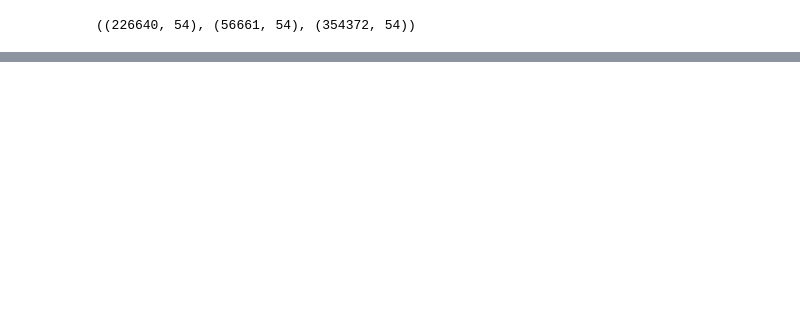
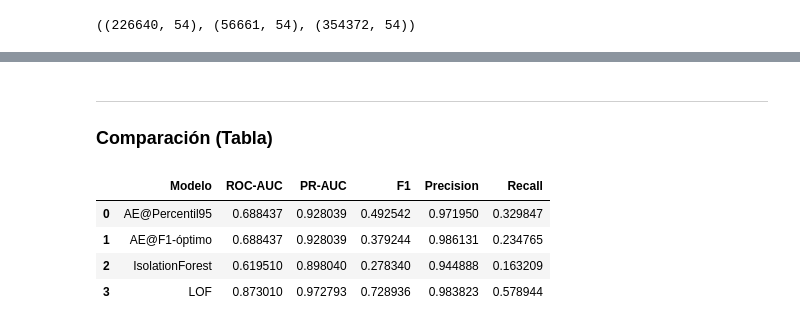
Before and after one commit to nancygmm/Lab8-DL, a Jupyter notebook: lab8.ipynb, the cells around one changed output, grey strips where cells are left out. Cells and saved outputs as stored; diff of their text form; code cells hidden in the pictures; blank space fills up the shorter version.

```diff
--- a/lab8.ipynb
+++ b/lab8.ipynb
@@ -139,0 +233,24 @@ Epoch 29/100
+# %% [markdown]
+----
+
+### Comparación (Tabla)
+# %%
+import pandas as pd
+
+summary = pd.DataFrame([
+    {"Modelo":"AE@Percentil95","ROC-AUC":roc_auc,"PR-AUC":pr_auc,
+     "F1":rep_pct["F1"],"Precision":rep_pct["Precision"],"Recall":rep_pct["Recall"]},
+    {"Modelo":"AE@F1-óptimo","ROC-AUC":roc_auc,"PR-AUC":pr_auc,
+     "F1":rep_f1["F1"],"Precision":rep_f1["Precision"],"Recall":rep_f1["Recall"]},
+    {"Modelo":"IsolationForest","ROC-AUC":rep_if["ROC-AUC"],"PR-AUC":rep_if["PR-AUC"],
+     "F1":rep_if["F1"],"Precision":rep_if["Precision"],"Recall":rep_if["Recall"]},
+    {"Modelo":"LOF","ROC-AUC":rep_lof["ROC-AUC"],"PR-AUC":rep_lof["PR-AUC"],
+     "F1":rep_lof["F1"],"Precision":rep_lof["Precision"],"Recall":rep_lof["Recall"]},
+])
+summary
+# %% [output]
+|  | Modelo | ROC-AUC | PR-AUC | F1 | Precision | Recall |
+| 0 | AE@Percentil95 | 0.688437 | 0.928039 | 0.492542 | 0.971950 | 0.329847 |
+| 1 | AE@F1-óptimo | 0.688437 | 0.928039 | 0.379244 | 0.986131 | 0.234765 |
+| 2 | IsolationForest | 0.619510 | 0.898040 | 0.278340 | 0.944888 | 0.163209 |
+| 3 | LOF | 0.873010 | 0.972793 | 0.728936 | 0.983823 | 0.578944 |
```
Also changed, not shown: parts of 14 cells of this notebook.
